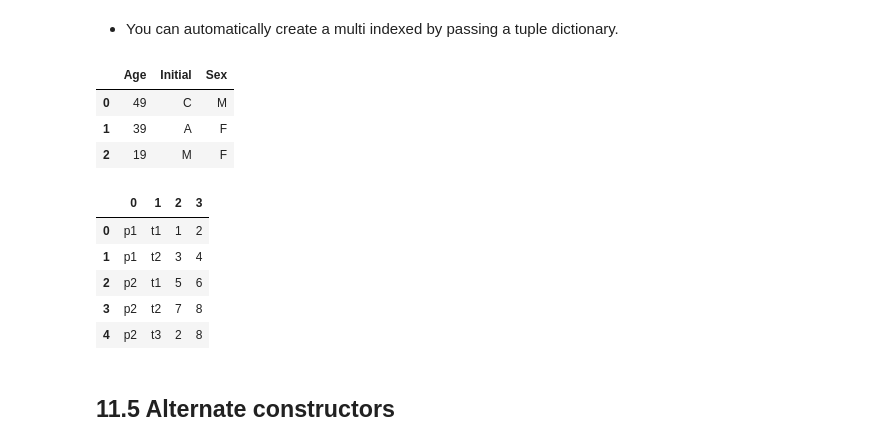
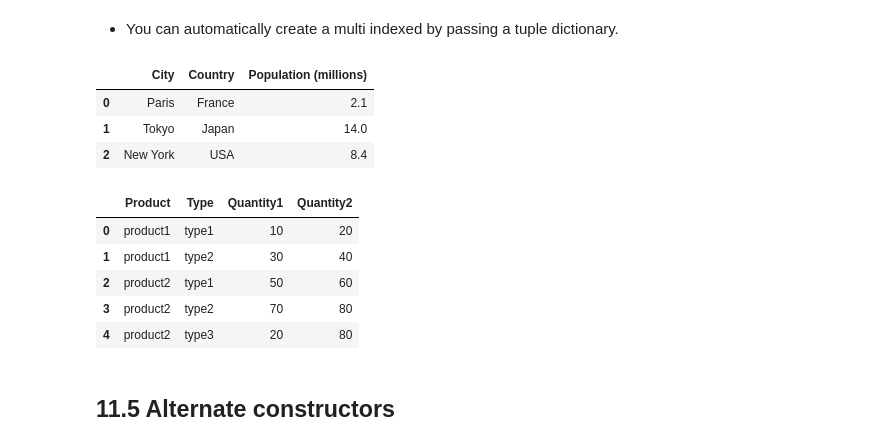
Before and after one commit to Marky115/Week1-Introduction_to_Python, a Jupyter notebook: Introduction_to_Python.ipynb, the cells around one changed output. Drawn from its saved outputs; the diff is of its cells as text; code cells hidden in the pictures.

```diff
--- a/Introduction_to_Python.ipynb
+++ b/Introduction_to_Python.ipynb
@@ -1207,23 +1282,38 @@ pd.DataFrame(data)
 df = pd.DataFrame({'Initial': ['C','A','M'], 'Sex': ['M', 'F', 'F'], 'Age': [49, 39, 19]})
 #df = df[['Initial', 'Sex', 'Age']]
 df
+
+
+df_new_example = pd.DataFrame({'City': ['Paris', 'Tokyo', 'New York'],
+                               'Country': ['France', 'Japan', 'USA'],
+                               'Population (millions)': [2.1, 14, 8.4]})
+df_new_example
 # %% [output]
-|  | Age | Initial | Sex |
-| 0 | 49 | C | M |
-| 1 | 39 | A | F |
-| 2 | 19 | M | F |
+|  | City | Country | Population (millions) |
+| 0 | Paris | France | 2.1 |
+| 1 | Tokyo | Japan | 14.0 |
+| 2 | New York | USA | 8.4 |
 # %%
 data = [('p1', 't1', 1, 2),('p1', 't2', 3, 4),('p2', 't1', 5, 6),('p2', 't2', 7, 8),('p2', 't3', 2, 8)]
 
 df = pd.DataFrame(data)
 df
+
+#new example i organize and name the columns
+data_new_example = [('product1', 'type1', 10, 20),
+                    ('product1', 'type2', 30, 40),
+                    ('product2', 'type1', 50, 60),
+                    ('product2', 'type2', 70, 80),
+                    ('product2', 'type3', 20, 80)]
+df_new_example = pd.DataFrame(data_new_example, columns=['Product', 'Type', 'Quantity1', 'Quantity2'])
+df_new_example
 # %% [output]
-|  | 0 | 1 | 2 | 3 |
-| 0 | p1 | t1 | 1 | 2 |
-| 1 | p1 | t2 | 3 | 4 |
-| 2 | p2 | t1 | 5 | 6 |
-| 3 | p2 | t2 | 7 | 8 |
-| 4 | p2 | t3 | 2 | 8 |
+|  | Product | Type | Quantity1 | Quantity2 |
+| 0 | product1 | type1 | 10 | 20 |
+| 1 | product1 | type2 | 30 | 40 |
+| 2 | product2 | type1 | 50 | 60 |
+| 3 | product2 | type2 | 70 | 80 |
+| 4 | product2 | type3 | 20 | 80 |
 # %% [markdown]
 ## 11.5 Alternate constructors
 # %% [markdown]
```
Also changed, not shown: parts of 16 cells of this notebook.
